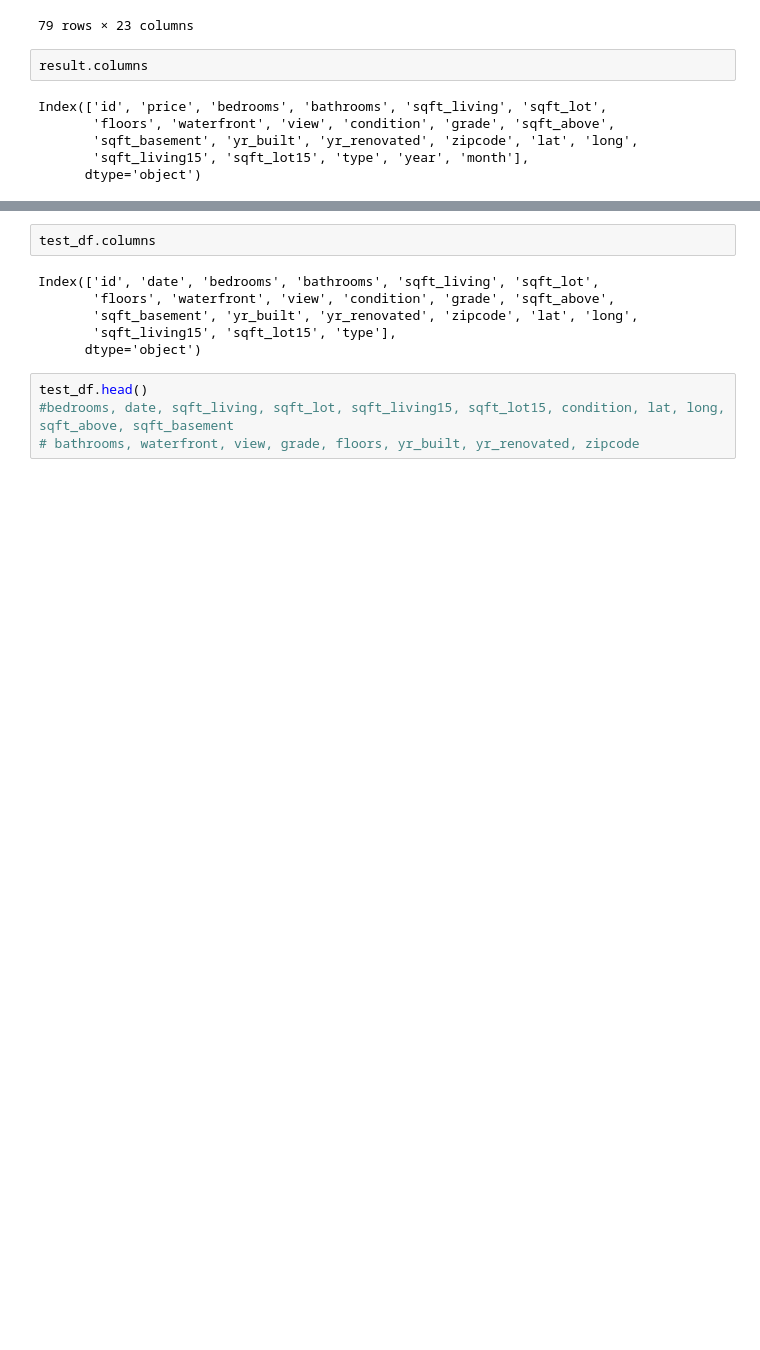
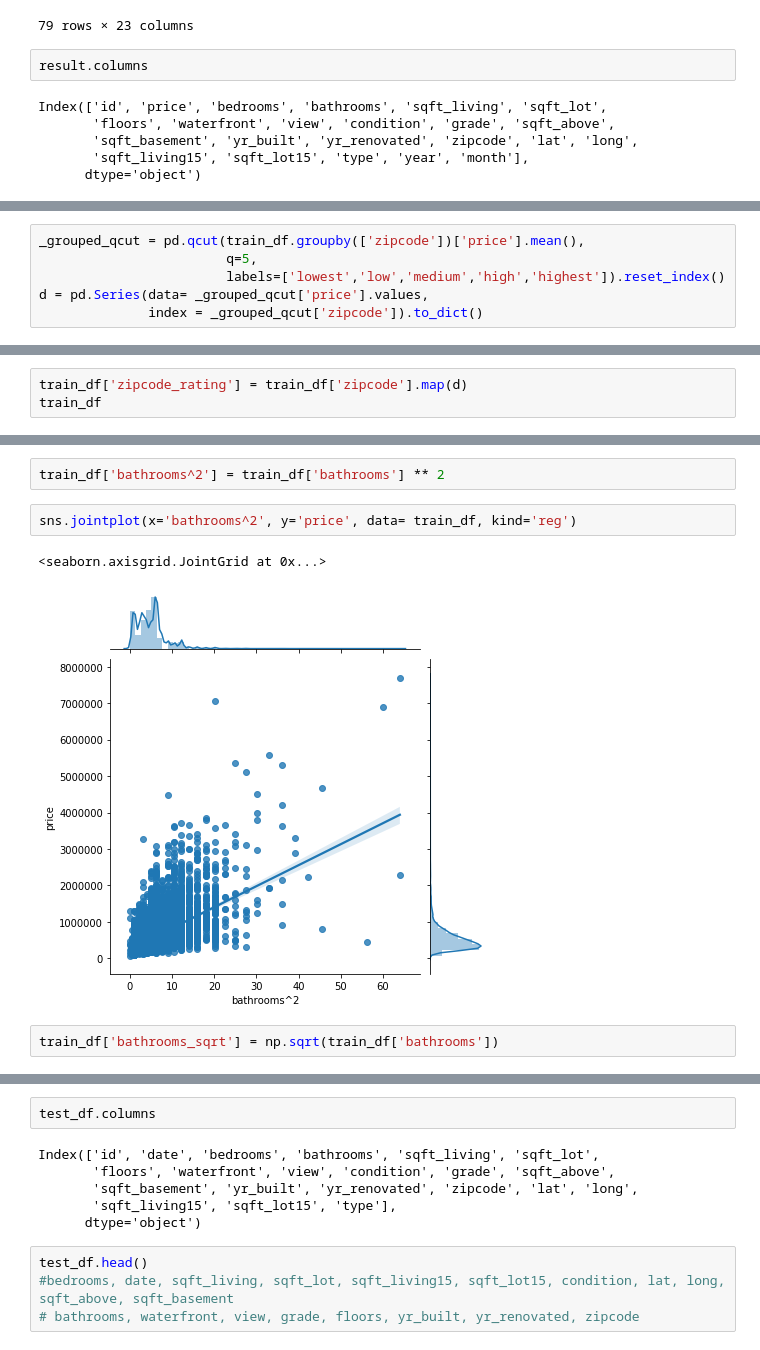
Before and after one commit to binyaz/kings_county_binya_albert_bakeoff, a Jupyter notebook: Applied_practice-Albert-Um.ipynb, the cells around one changed output, grey strips where cells are left out. Saved outputs shown, nothing was run; the diff lists cells and outputs as text; blank space fills up the shorter version.

```diff
--- a/Applied_practice-Albert-Um.ipynb
+++ b/Applied_practice-Albert-Um.ipynb
@@ -428,0 +489,6 @@ Name: price, dtype: int64
+# %%
+_grouped_qcut = pd.qcut(train_df.groupby(['zipcode'])['price'].mean(),
+                        q=5,
+                        labels=['lowest','low','medium','high','highest']).reset_index()
+d = pd.Series(data= _grouped_qcut['price'].values,
+              index = _grouped_qcut['zipcode']).to_dict()
@@ -428,0 +497,3 @@ Name: price, dtype: int64
+# %%
+train_df['zipcode_rating'] = train_df['zipcode'].map(d)
+train_df
@@ -428,0 +530,9 @@ Name: price, dtype: int64
+# %%
+train_df['bathrooms^2'] = train_df['bathrooms'] ** 2
+# %%
+sns.jointplot(x='bathrooms^2', y='price', data= train_df, kind='reg')
+# %% [output]
+<seaborn.axisgrid.JointGrid at 0x...>
+[figure, added]
+# %%
+train_df['bathrooms_sqrt'] = np.sqrt(train_df['bathrooms'])
```
Also changed, not shown: parts of 21 cells of this notebook.
